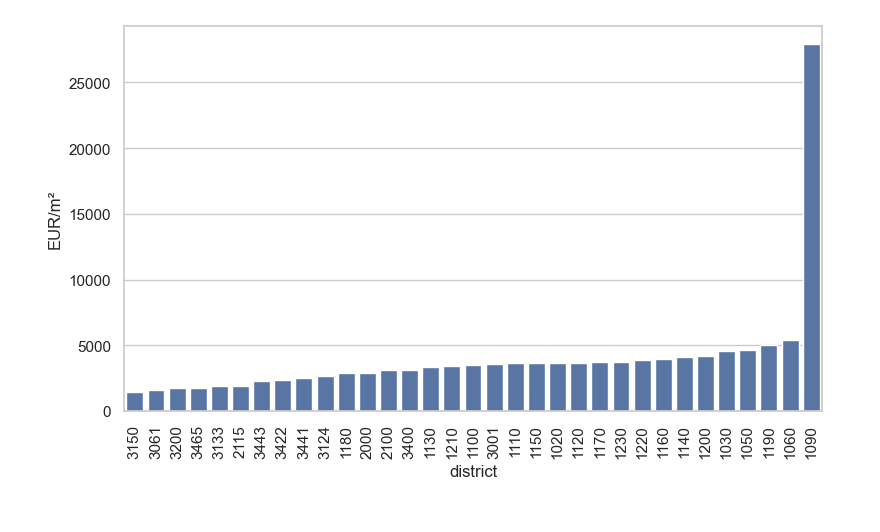
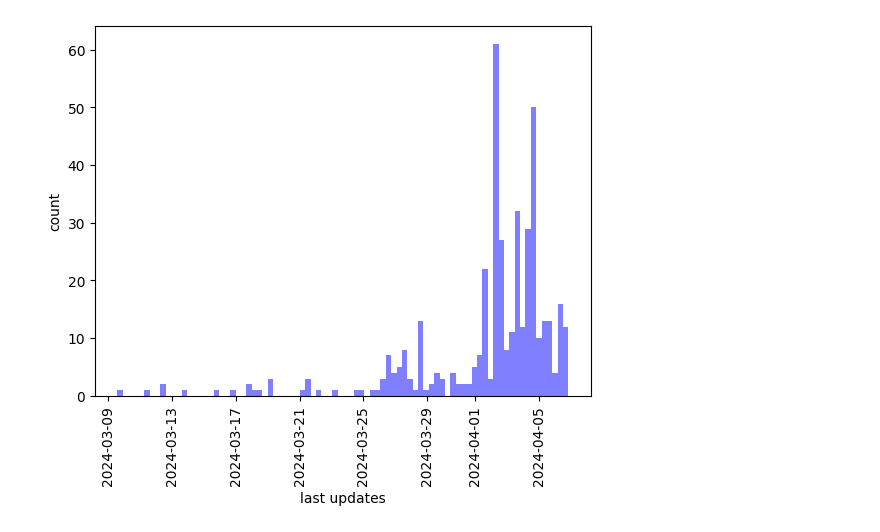
Before and after one commit to sueszli/will-wohnen, a Jupyter notebook: analysis.ipynb, the cells around one changed output. Saved outputs shown, nothing was run; the diff lists cells and outputs as text; code cells hidden in the pictures.

```diff
--- a/analysis.ipynb
+++ b/analysis.ipynb
@@ -33,29 +33,12 @@ plt.show()
-# %%
-# get mean price per m² for each district
-
-import seaborn as sns
-
-districts = set(df["district"])
-
-d_mean = {}
-for d in districts:
-    elems = df[df["district"] == d]
-    prices = elems["price"]
-    areas = elems["area"]
-    ratio = prices / areas
-    mean_ratio = ratio.mean()
-
-    d_mean[d] = mean_ratio
-d_mean = dict(sorted(d_mean.items(), key=lambda x: x[1]))
-
-sns.set_theme(style="whitegrid")
-plt.figure(figsize=(9, 5))
-plt.xticks(rotation=90)
-sns.barplot(x=list(d_mean.keys()), y=list(d_mean.values()))
-
-plt.ylabel("EUR/m²")
-plt.xlabel("district")
-
-plt.show()
-# %% [output]
-[figure, removed]
+# %%
+# update distribution
+
+num_bins = len(df) // 5
+plt.hist(df["last_change"], bins=num_bins, color="blue", alpha=0.5)
+
+plt.xticks(rotation=90)
+plt.ylabel("count")
+plt.xlabel("last updates")
+plt.show()
+# %% [output]
+[figure, added]
```
Also changed, not shown: parts of 2 cells of this notebook, 1 other file.
